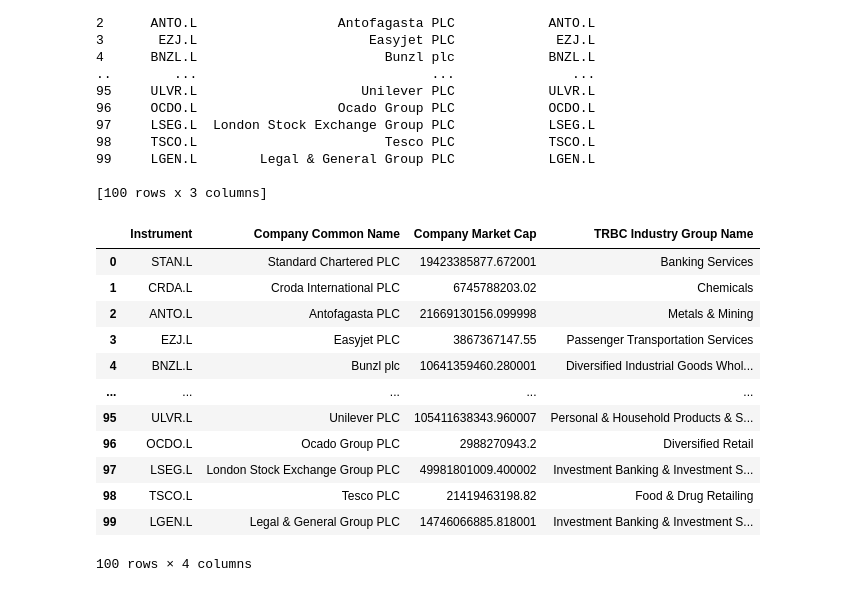
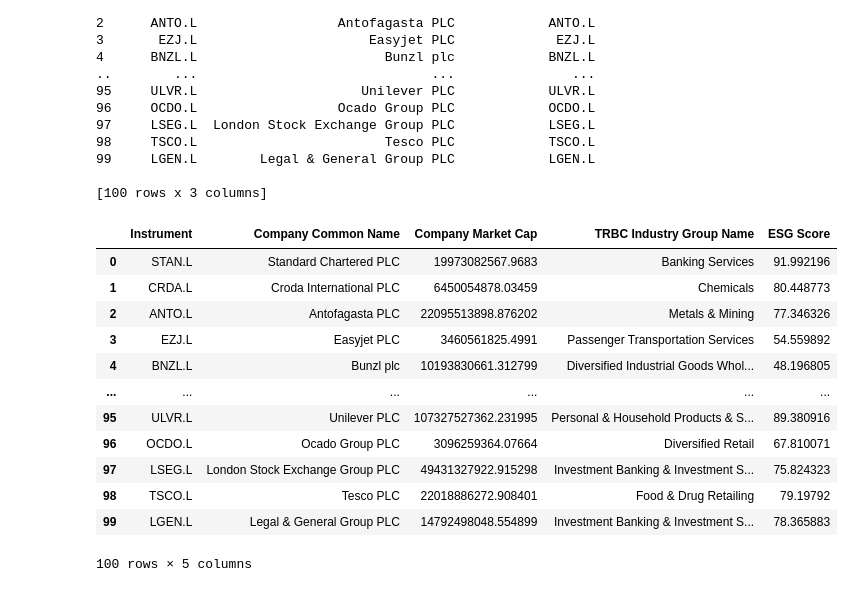
Before and after one commit to SambhavJain04/ESG_PortOpt, a Jupyter notebook: port_opt.ipynb, the cells around one changed output. Drawn from its saved outputs; the diff is of its cells as text; code cells hidden in the pictures.

```diff
--- a/port_opt.ipynb
+++ b/port_opt.ipynb
@@ -42,21 +46,21 @@ print(constituents_data)
 # %%
 ind_const, err = ek.get_data(
         instruments = constituents_data['Primary Quote RIC'].tolist(),
-        fields = ['TR.CommonName','TR.CompanyMarketCap', "TR.TRBCIndustryGroup"])
+        fields = ['TR.CommonName','TR.CompanyMarketCap', "TR.TRBCIndustryGroup", "TR.TRESGScore"])
 
 ind_const
 # %% [output]
-|  | Instrument | Company Common Name | Company Market Cap | TRBC Industry Group Name |
-| 0 | STAN.L | Standard Chartered PLC | 19423385877.672001 | Banking Services |
-| 1 | CRDA.L | Croda International PLC | 6745788203.02 | Chemicals |
-| 2 | ANTO.L | Antofagasta PLC | 21669130156.099998 | Metals & Mining |
-| 3 | EZJ.L | Easyjet PLC | 3867367147.55 | Passenger Transportation Services |
-| 4 | BNZL.L | Bunzl plc | 10641359460.280001 | Diversified Industrial Goods Whol... |
-| ... | ... | ... | ... | ... |
-| 95 | ULVR.L | Unilever PLC | 105411638343.960007 | Personal & Household Products & S... |
-| 96 | OCDO.L | Ocado Group PLC | 2988270943.2 | Diversified Retail |
-| 97 | LSEG.L | London Stock Exchange Group PLC | 49981801009.400002 | Investment Banking & Investment S... |
-| 98 | TSCO.L | Tesco PLC | 21419463198.82 | Food & Drug Retailing |
-| 99 | LGEN.L | Legal & General Group PLC | 14746066885.818001 | Investment Banking & Investment S... |
+|  | Instrument | Company Common Name | Company Market Cap | TRBC Industry Group Name | ESG Score |
+| 0 | STAN.L | Standard Chartered PLC | 19973082567.9683 | Banking Services | 91.992196 |
+| 1 | CRDA.L | Croda International PLC | 6450054878.03459 | Chemicals | 80.448773 |
+| 2 | ANTO.L | Antofagasta PLC | 22095513898.876202 | Metals & Mining | 77.346326 |
+| 3 | EZJ.L | Easyjet PLC | 3460561825.4991 | Passenger Transportation Services | 54.559892 |
+| 4 | BNZL.L | Bunzl plc | 10193830661.312799 | Diversified Industrial Goods Whol... | 48.196805 |
+| ... | ... | ... | ... | ... | ... |
+| 95 | ULVR.L | Unilever PLC | 107327527362.231995 | Personal & Household Products & S... | 89.380916 |
+| 96 | OCDO.L | Ocado Group PLC | 3096259364.07664 | Diversified Retail | 67.810071 |
+| 97 | LSEG.L | London Stock Exchange Group PLC | 49431327922.915298 | Investment Banking & Investment S... | 75.824323 |
+| 98 | TSCO.L | Tesco PLC | 22018886272.908401 | Food & Drug Retailing | 79.19792 |
+| 99 | LGEN.L | Legal & General Group PLC | 14792498048.554899 | Investment Banking & Investment S... | 78.365883 |
-100 rows × 4 columns
+100 rows × 5 columns
 # %%
```
Also changed, not shown: parts of 31 cells of this notebook, 1 other file.
